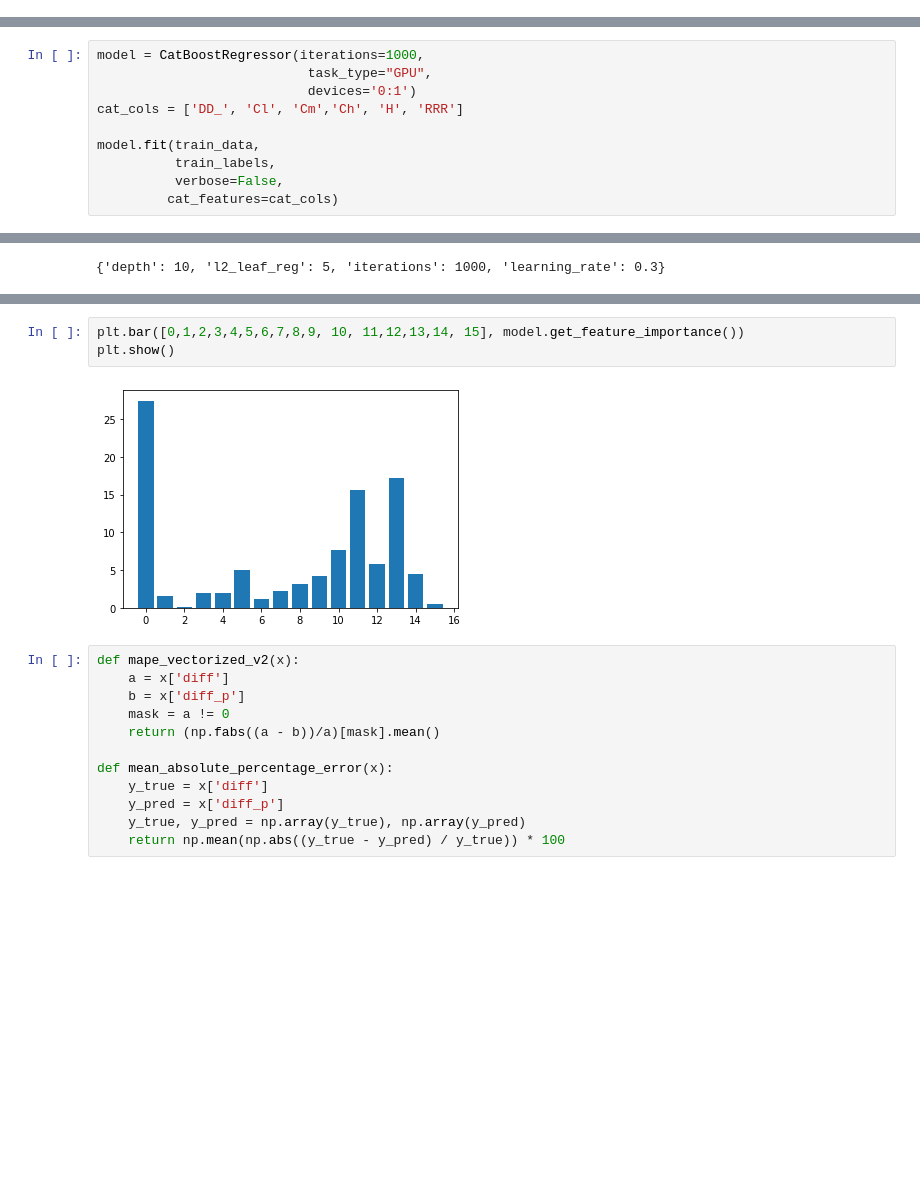
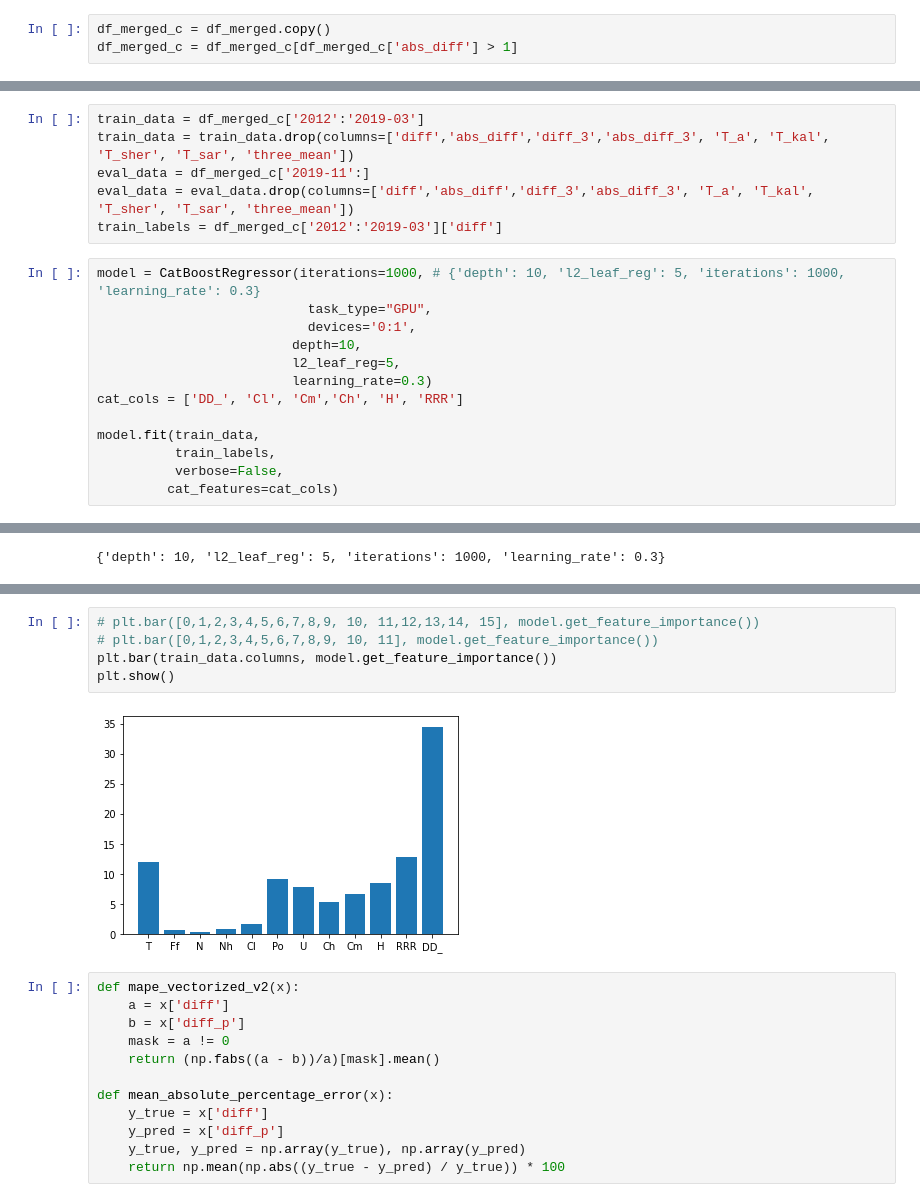
Before and after one commit to dimka11/coursework, a Jupyter notebook: NewData/predict.ipynb, the cells around one changed output, grey strips where cells are left out. Cells and saved outputs as stored; diff of their text form; blank space fills up the shorter version.

```diff
--- a/NewData/predict.ipynb
+++ b/NewData/predict.ipynb
@@ -27,5 +30,8 @@ df_merged
 8499 rows × 21 columns
 # %% [markdown]
 ### предсказание разницы температуры
+# %%
+df_merged_c = df_merged.copy()
+df_merged_c = df_merged_c[df_merged_c['abs_diff'] > 1]
 # %%
 # try catboost reg
@@ -45,7 +51,16 @@ train_labels = df_merged_c['2012':'2019-03']['diff']
+# %%
+train_data = df_merged_c['2012':'2019-03']
+train_data = train_data.drop(columns=['diff','abs_diff','diff_3','abs_diff_3', 'T_a', 'T_kal', 'T_sher', 'T_sar', 'three_mean'])
+eval_data = df_merged_c['2019-11':]
+eval_data = eval_data.drop(columns=['diff','abs_diff','diff_3','abs_diff_3', 'T_a', 'T_kal', 'T_sher', 'T_sar', 'three_mean'])
+train_labels = df_merged_c['2012':'2019-03']['diff']
 # %%
-model = CatBoostRegressor(iterations=1000,
+model = CatBoostRegressor(iterations=1000, # {'depth': 10, 'l2_leaf_reg': 5, 'iterations': 1000, 'learning_rate': 0.3}
                            task_type="GPU",
-                           devices='0:1')
+                           devices='0:1',
+                         depth=10,
+                         l2_leaf_reg=5,
+                         learning_rate=0.3)
 cat_cols = ['DD_', 'Cl', 'Cm','Ch', 'H', 'RRR']
 
 model.fit(train_data,
@@ -118,8 +135,10 @@ memory usage: 857.5+ KB
 # %%
-plt.bar([0,1,2,3,4,5,6,7,8,9, 10, 11,12,13,14, 15], model.get_feature_importance())
+# plt.bar([0,1,2,3,4,5,6,7,8,9, 10, 11,12,13,14, 15], model.get_feature_importance())
+# plt.bar([0,1,2,3,4,5,6,7,8,9, 10, 11], model.get_feature_importance())
+plt.bar(train_data.columns, model.get_feature_importance())
 plt.show()
 # %% [output]
-[figure, old version]
+[figure, new version]
 # %%
 def mape_vectorized_v2(x):
     a = x['diff']
```
Also changed, not shown: parts of 8 cells of this notebook, 5 other files.
